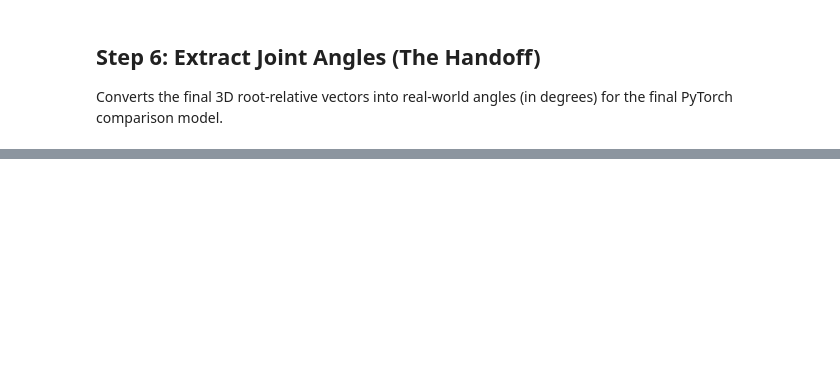
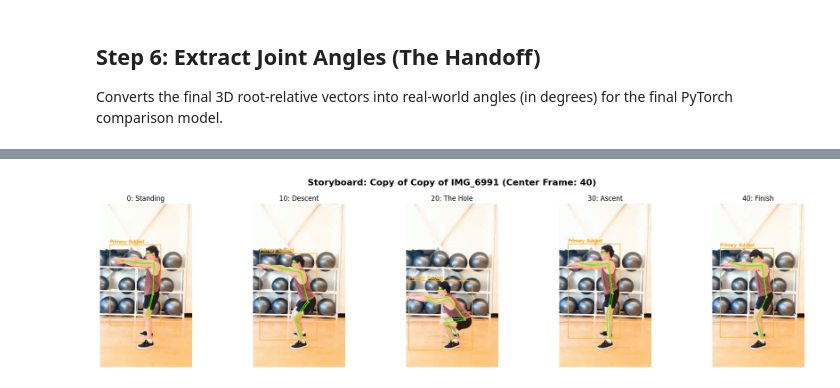
Before and after one commit to dganesh05/vision-based-workout-form-correction-system, a Jupyter notebook: pose_extraction_pipeline.ipynb, the cells around one changed output, grey strips where cells are left out. Saved outputs shown, nothing was run; the diff lists cells and outputs as text; code cells hidden in the pictures; blank space fills up the shorter version.

```diff
--- a/pose_extraction_pipeline.ipynb
+++ b/pose_extraction_pipeline.ipynb
@@ -686,0 +653,81 @@ Preview of incorrect__Cap 2026-04-26 at 19.27.59 (online-video-cutter.com)_angle
+# %%
+import cv2
+import matplotlib.pyplot as plt
+import numpy as np
+from pathlib import Path
+import random
+
+output_model_ready_dir = BASE_PATH / "outputs/model_ready_reps"
+# Grab only the base reps (we don't need to visualize the augmented jitter)
+npy_files = list(output_model_ready_dir.glob("*__hole_*__label_*.npy"))
+npy_files = [f for f in npy_files if "_aug_" not in f.name]
+
+if not npy_files:
+    print("No base rep files found. Ensure you updated the naming convention in Cell 13!")
+else:
+    # Pick 2 random reps to visualize
+    sample_files = random.sample(npy_files, min(2, len(npy_files)))
+
+    for npy_path in sample_files:
+        # 1. Parse the Data Lineage from the filename
+        # Example: correct__mindbodysoul_angles__hole_142__label_1.npy
+        filename_parts = npy_path.stem.split("__")
+
+        original_folder = filename_parts[0] # "correct" or "incorrect"
+        # Remove the "_angles" suffix we added during the CSV creation
+        original_video_stem = filename_parts[1].replace("_angles", "")
+
+        # Extract the exact frame index where the bottom of the squat occurred
+        hole_string = filename_parts[2] # "hole_142"
+        hole_idx = int(hole_string.split("_")[1])
+
+        # 2. Locate the 15-FPS Annotated video
+        # We use the annotated video because it is strictly 15 FPS, matching the CSV rows exactly.
+        annotated_video_name = f"{original_folder}__{original_video_stem}_annotated.mp4"
+        video_path = output_video_dir / annotated_video_name
+
+        if not video_path.exists():
+            print(f"Could not find 15 FPS video at {video_path}")
+            continue
+
+        # 3. Extract the 5 Key Frames
+        # Our 41-frame tensor is [hole - 20, hole - 10, hole, hole + 10, hole + 20]
+        frame_targets = [hole_idx - 20, hole_idx - 10, hole_idx, hole_idx + 10, hole_idx + 20]
+        titles = ["0: Standing", "10: Descent", "20: The Hole", "30: Ascent", "40: Finish"]
+
+        extracted_images = []
+        cap = cv2.VideoCapture(str(video_path))
+
+        for f_idx in frame_targets:
+            # Prevent seeking to negative frames if the squat happened right at the start
+            safe_f_idx = max(0, f_idx)
+            cap.set(cv2.CAP_PROP_POS_FRAMES, safe_f_idx)
+            ret, frame = cap.read()
+            if ret:
+                frame_rgb = cv2.cvtColor(frame, cv2.COLOR_BGR2RGB)
+                extracted_images.append(frame_rgb)
+            else:
+                extracted_images.append(np.zeros((720, 1280, 3), dtype=np.uint8))
+
+        cap.release()
+
+        # 4. Plot the Storyboard
+        fig, axes = plt.subplots(1, 5, figsize=(20, 5))
+        fig.suptitle(f"Storyboard: {original_video_stem} (Center Frame: {hole_idx})", fontsize=16, fontweight='bold')
+
+        for i, (ax, img, title) in enumerate(zip(axes, extracted_images, titles)):
+            ax.imshow(img)
+            ax.set_title(title, fontsize=12)
+            ax.axis('off')
+
+            # Put a red border around the center frame (The Hole)
+            if i == 2:
+                for spine in ax.spines.values():
+                    spine.set_edgecolor('red')
+                    spine.set_linewidth(5)
+                    spine.set_visible(True)
+
+        plt.tight_layout()
+        plt.show()
+# %% [output]
+[figure, added]
```
Also changed, not shown: parts of 9 cells of this notebook.
